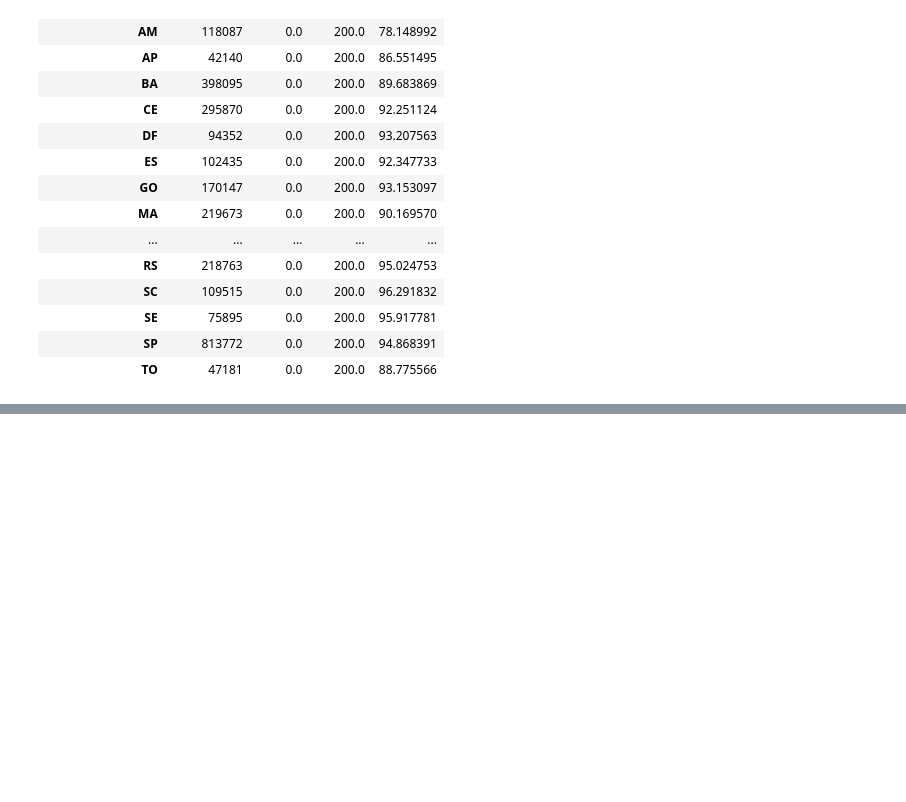
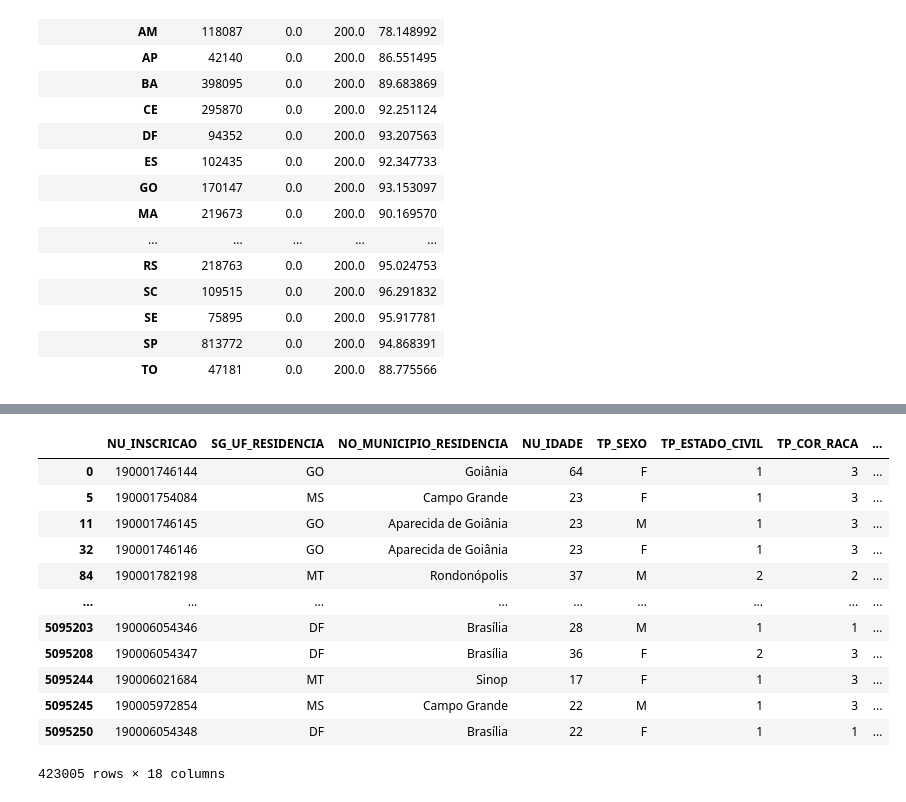
Before and after one commit to Juliana08Santos/Projeto_Enem, a Jupyter notebook: Enem.ipynb, the cells around one changed output, grey strips where cells are left out. Saved outputs shown, nothing was run; the diff lists cells and outputs as text; code cells hidden in the pictures; blank space fills up the shorter version.

```diff
--- a/Enem.ipynb
+++ b/Enem.ipynb
@@ -122,0 +192,17 @@ Text(0.5, 1.0, 'Valor da Nota Complementar 1 por Sexo')
+# %%
+dados_centro_oeste = dados[dados['SG_UF_RESIDENCIA'].isin(uf_centro_oeste)]
+dados_centro_oeste
+# %% [output]
+|  | NU_INSCRICAO | SG_UF_RESIDENCIA | NO_MUNICIPIO_RESIDENCIA | NU_IDADE | TP_SEXO | TP_ESTADO_CIVIL | TP_COR_RACA | ... |
+| 0 | 190001746144 | GO | Goiânia | 64 | F | 1 | 3 | ... |
+| 5 | 190001754084 | MS | Campo Grande | 23 | F | 1 | 3 | ... |
+| 11 | 190001746145 | GO | Aparecida de Goiânia | 23 | M | 1 | 3 | ... |
+| 32 | 190001746146 | GO | Aparecida de Goiânia | 23 | F | 1 | 3 | ... |
+| 84 | 190001782198 | MT | Rondonópolis | 37 | M | 2 | 2 | ... |
+| ... | ... | ... | ... | ... | ... | ... | ... | ... |
+| 5095203 | 190006054346 | DF | Brasília | 28 | M | 1 | 1 | ... |
+| 5095208 | 190006054347 | DF | Brasília | 36 | F | 2 | 3 | ... |
+| 5095244 | 190006021684 | MT | Sinop | 17 | F | 1 | 3 | ... |
+| 5095245 | 190005972854 | MS | Campo Grande | 22 | M | 1 | 3 | ... |
+| 5095250 | 190006054348 | DF | Brasília | 22 | F | 1 | 1 | ... |
+423005 rows × 18 columns
```
Also changed, not shown: parts of 17 cells of this notebook.
